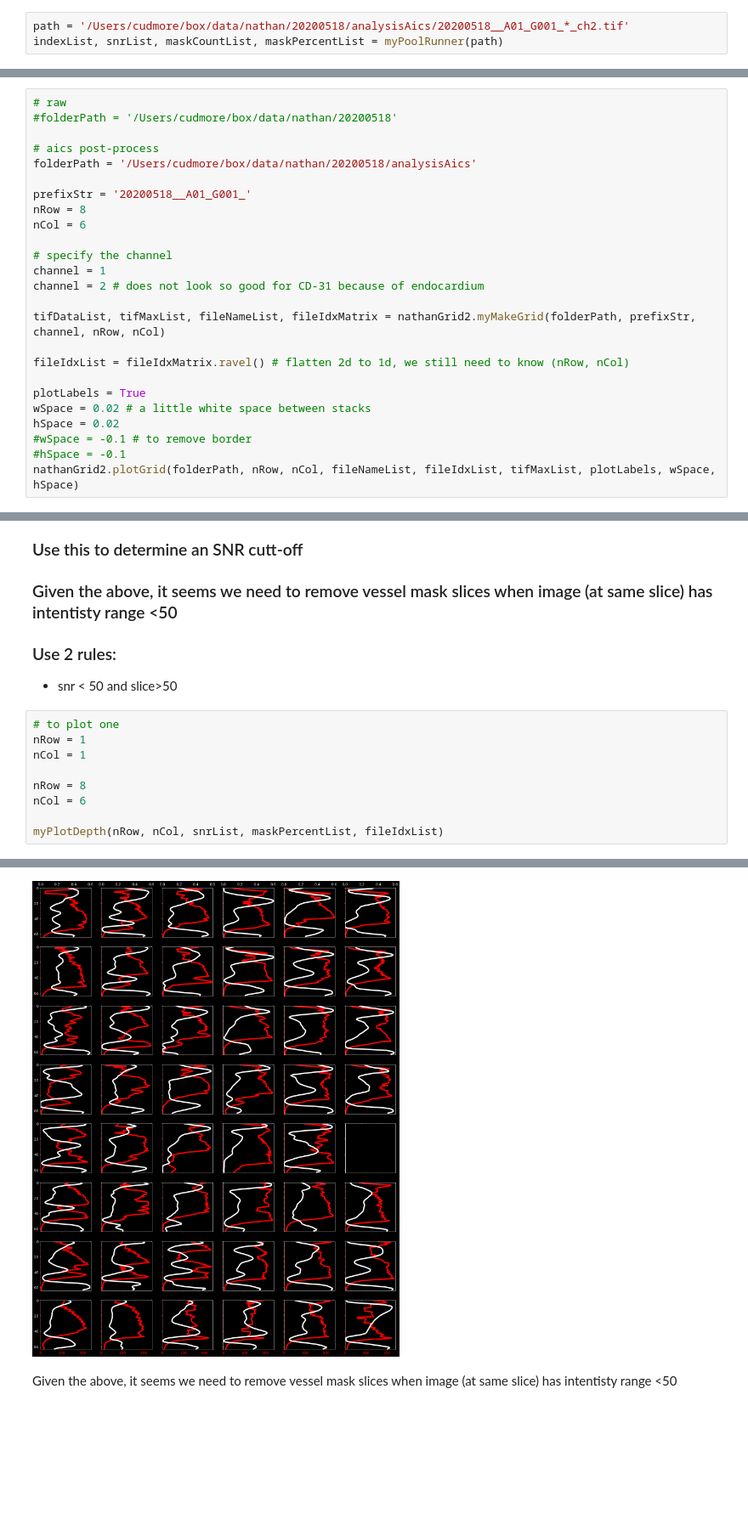
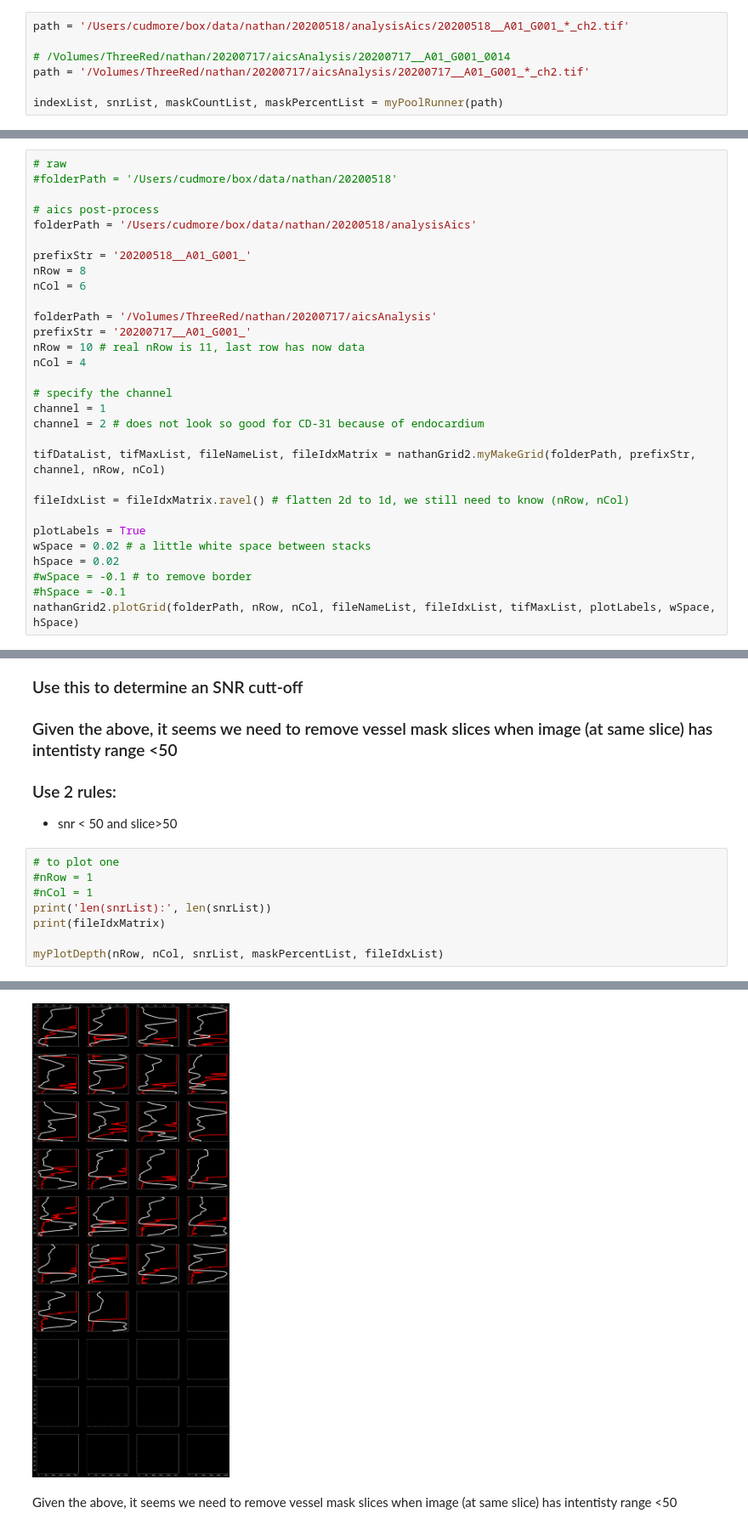
Before and after one commit to cudmore/saNode, a Jupyter notebook: python/notebooks/aicsVascPost.ipynb, the cells around one changed output, grey strips where cells are left out. Shown at 85% size. Drawn from its saved outputs; the diff is of its cells as text; blank space fills up the shorter version.

```diff
--- a/python/notebooks/aicsVascPost.ipynb
+++ b/python/notebooks/aicsVascPost.ipynb
@@ -80,5 +83,9 @@ def myPoolRunner(path, snrThresh=None, sliceThresh=None, maskPercentThreshold=No
     return indexList, snrList, maskCountList, maskPercentList
 # %%
 path = '/Users/cudmore/box/data/nathan/20200518/analysisAics/20200518__A01_G001_*_ch2.tif'
+
+# /Volumes/ThreeRed/nathan/20200717/aicsAnalysis/20200717__A01_G001_0014
+path = '/Volumes/ThreeRed/nathan/20200717/aicsAnalysis/20200717__A01_G001_*_ch2.tif'
+
 indexList, snrList, maskCountList, maskPercentList = myPoolRunner(path)
 # %% [output]
@@ -98,6 +105,11 @@ folderPath = '/Users/cudmore/box/data/nathan/20200518/analysisAics'
 prefixStr = '20200518__A01_G001_'
 nRow = 8
 nCol = 6
+
+folderPath = '/Volumes/ThreeRed/nathan/20200717/aicsAnalysis'
+prefixStr = '20200717__A01_G001_'
+nRow = 10 # real nRow is 11, last row has now data
+nCol = 4
 
 # specify the channel
 channel = 1
@@ -225,11 +237,10 @@ def myPlotDepth(nRow, nCol, snrList, maskPercentList, fileIdxList):
  - snr < 50 and slice>50
 # %%
 # to plot one
-nRow = 1
-nCol = 1
-
-nRow = 8
-nCol = 6
+#nRow = 1
+#nCol = 1
+print('len(snrList):', len(snrList))
+print(fileIdxMatrix)
 
 myPlotDepth(nRow, nCol, snrList, maskPercentList, fileIdxList)
 # %% [output]
@@ -238,4 +265,4 @@ setting all x-axis the same, x_snrMax: 240 x_maskMax: 0.6074180603027344
-[figure, old version]
+[figure, new version]
 # %% [markdown]
 Given the above, it seems we need to remove vessel mask slices when image (at same slice) has intentisty range <50
 # %% [markdown]
```
Also changed, not shown: parts of 5 cells of this notebook, 4 other files.
